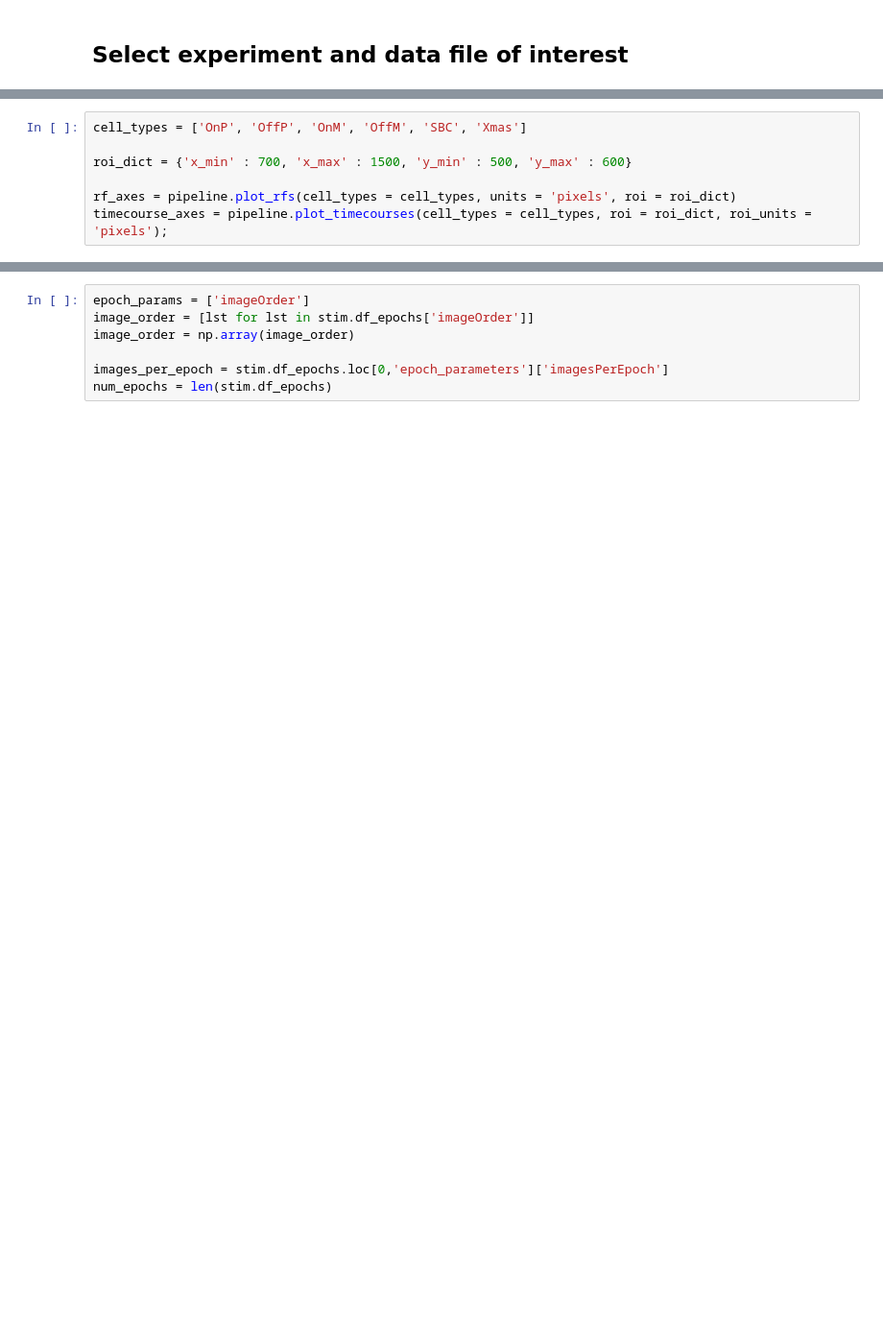
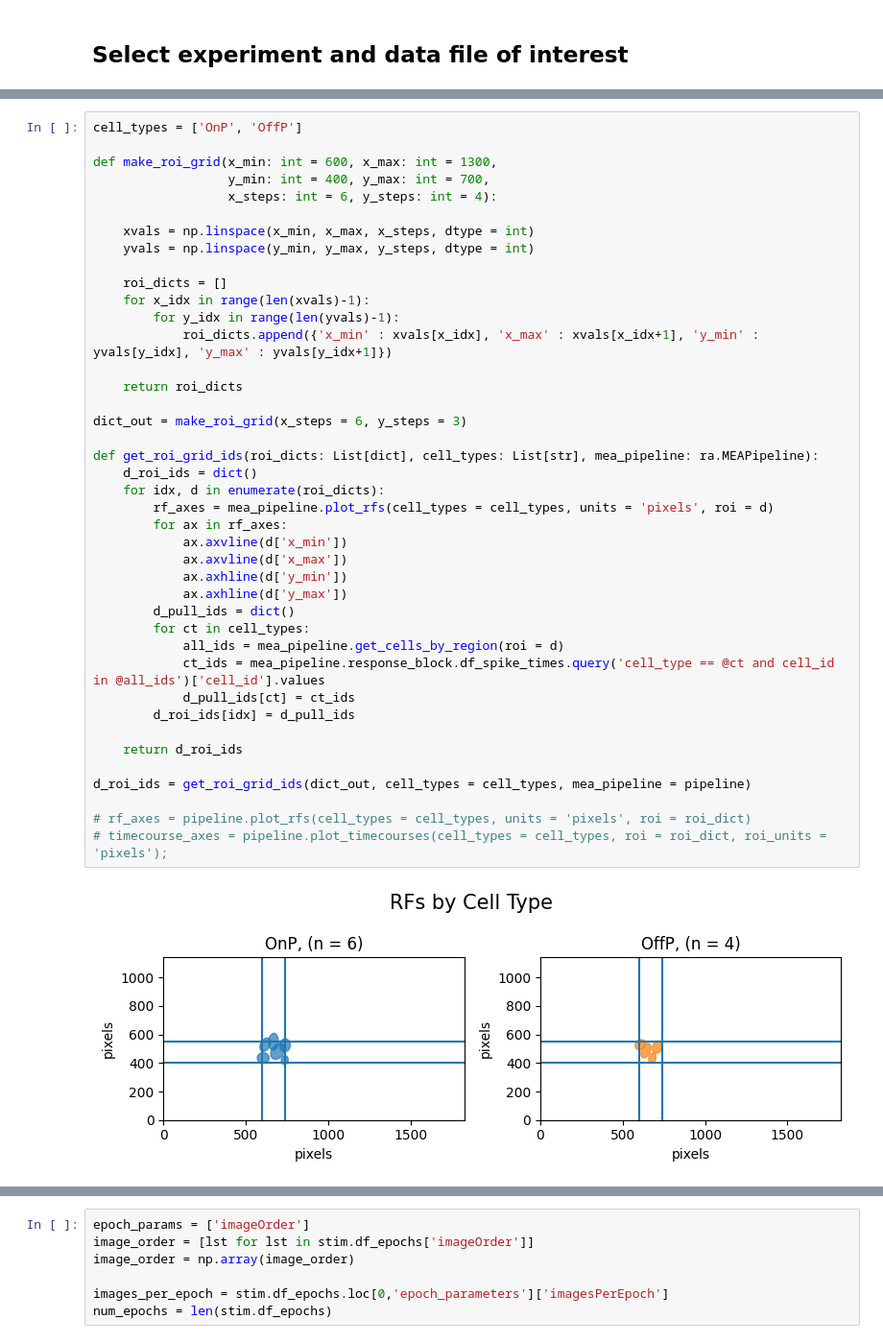
Before and after one commit to DRezeanu/retinanalysis, a Jupyter notebook: nbs/dr_testbed.ipynb, the cells around one changed output, grey strips where cells are left out. Shown at 96% size. Cells and saved outputs as stored; diff of their text form; blank space fills up the shorter version.

```diff
--- a/nbs/dr_testbed.ipynb
+++ b/nbs/dr_testbed.ipynb
@@ -20,7 +62,43 @@ analysis = pipeline.analysis_chunk
 # %%
-cell_types = ['OnP', 'OffP', 'OnM', 'OffM', 'SBC', 'Xmas']
+cell_types = ['OnP', 'OffP']
 
-roi_dict = {'x_min' : 700, 'x_max' : 1500, 'y_min' : 500, 'y_max' : 600}
+def make_roi_grid(x_min: int = 600, x_max: int = 1300,
+                  y_min: int = 400, y_max: int = 700,
+                  x_steps: int = 6, y_steps: int = 4):
 
-rf_axes = pipeline.plot_rfs(cell_types = cell_types, units = 'pixels', roi = roi_dict)
-timecourse_axes = pipeline.plot_timecourses(cell_types = cell_types, roi = roi_dict, roi_units = 'pixels');
+    xvals = np.linspace(x_min, x_max, x_steps, dtype = int)
+    yvals = np.linspace(y_min, y_max, y_steps, dtype = int)
+
+    roi_dicts = []
+    for x_idx in range(len(xvals)-1):
+        for y_idx in range(len(yvals)-1):
+            roi_dicts.append({'x_min' : xvals[x_idx], 'x_max' : xvals[x_idx+1], 'y_min' : yvals[y_idx], 'y_max' : yvals[y_idx+1]})
+
+    return roi_dicts
+
+dict_out = make_roi_grid(x_steps = 6, y_steps = 3)
+
+def get_roi_grid_ids(roi_dicts: List[dict], cell_types: List[str], mea_pipeline: ra.MEAPipeline):
+    d_roi_ids = dict()
+    for idx, d in enumerate(roi_dicts):
+        rf_axes = mea_pipeline.plot_rfs(cell_types = cell_types, units = 'pixels', roi = d)
+        for ax in rf_axes:
+            ax.axvline(d['x_min'])
+            ax.axvline(d['x_max'])
+            ax.axhline(d['y_min'])
+            ax.axhline(d['y_max'])
+        d_pull_ids = dict()
+        for ct in cell_types:
+            all_ids = mea_pipeline.get_cells_by_region(roi = d)
+            ct_ids = mea_pipeline.response_block.df_spike_times.query('cell_type == @ct and cell_id in @all_ids')['cell_id'].values
+            d_pull_ids[ct] = ct_ids
+        d_roi_ids[idx] = d_pull_ids
+
+    return d_roi_ids
+
+d_roi_ids = get_roi_grid_ids(dict_out, cell_types = cell_types, mea_pipeline = pipeline)
+
+# rf_axes = pipeline.plot_rfs(cell_types = cell_types, units = 'pixels', roi = roi_dict)
+# timecourse_axes = pipeline.plot_timecourses(cell_types = cell_types, roi = roi_dict, roi_units = 'pixels');
+# %% [output]
+[figure, added]
```
Also changed, not shown: parts of 4 cells of this notebook, 1 other file.
